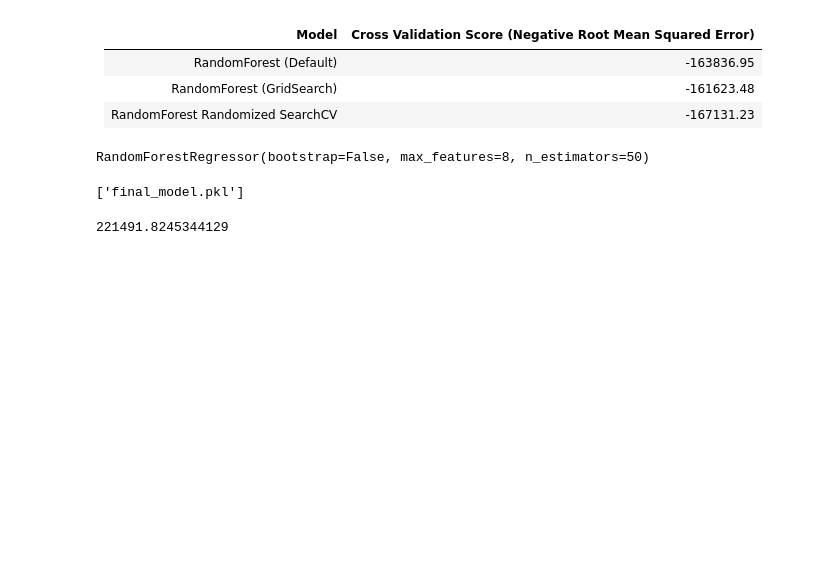
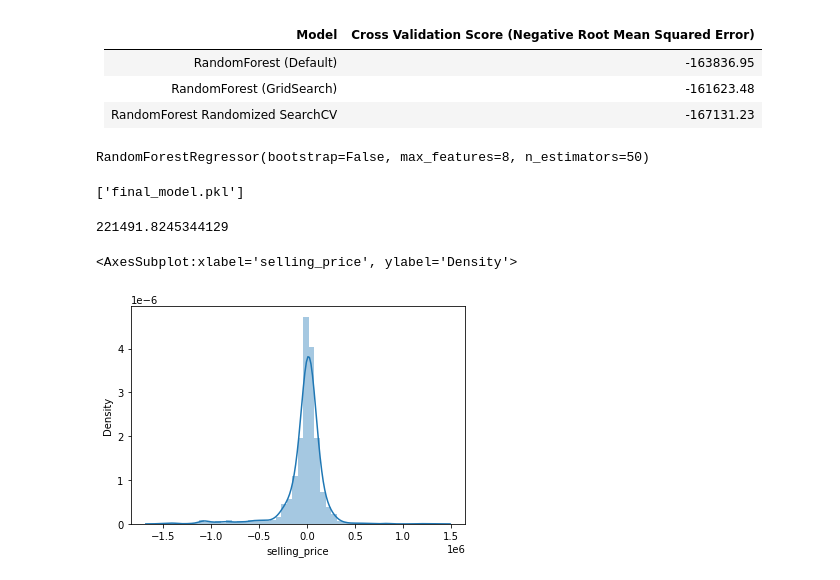
Before and after one commit to kulkarni-harsh/Cardekho-Car-Price-Prediction, a Jupyter notebook: Model Training & Selection.ipynb, the cells around one changed output. Saved outputs shown, nothing was run; the diff lists cells and outputs as text; code cells hidden in the pictures; blank space fills up the shorter version.

Commit message:
distplot and scatterplt of test predictions

```diff
--- a/Model Training & Selection.ipynb
+++ b/Model Training & Selection.ipynb
@@ -233,3 +233,8 @@ y_test_predicted=final_model.predict(X_test_scaled)
 np.sqrt(mean_squared_error(y_test,y_test_predicted))
 # %% [output]
 221491.8245344129
+# %%
+sns.distplot(y_test-y_test_predicted)
+# %% [output]
+<AxesSubplot:xlabel='selling_price', ylabel='Density'>
+[figure, added]
```
Also changed, not shown: parts of 1 cell of this notebook.
